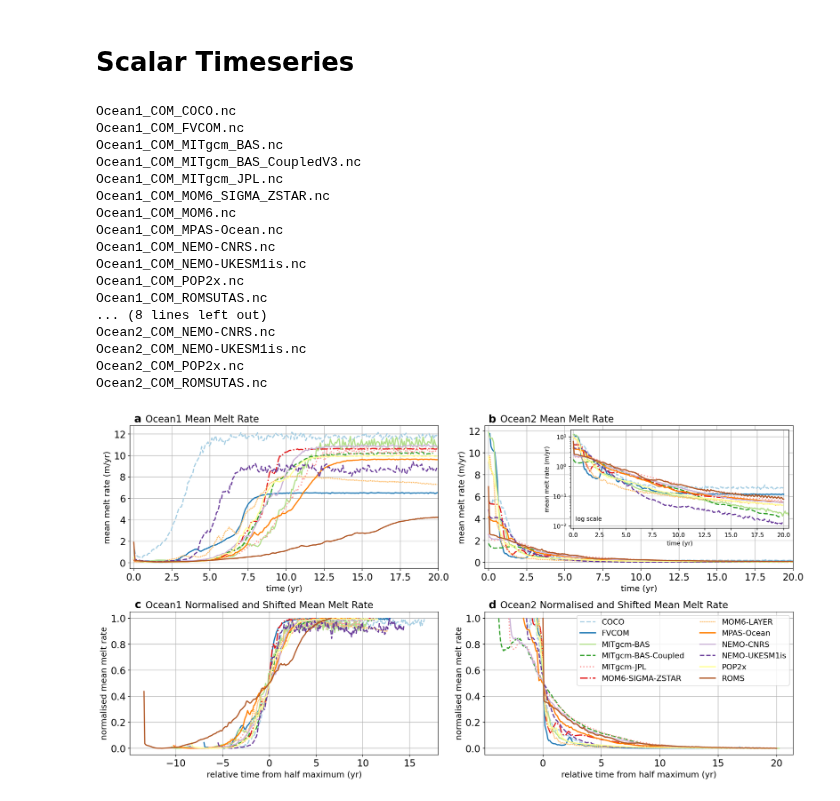
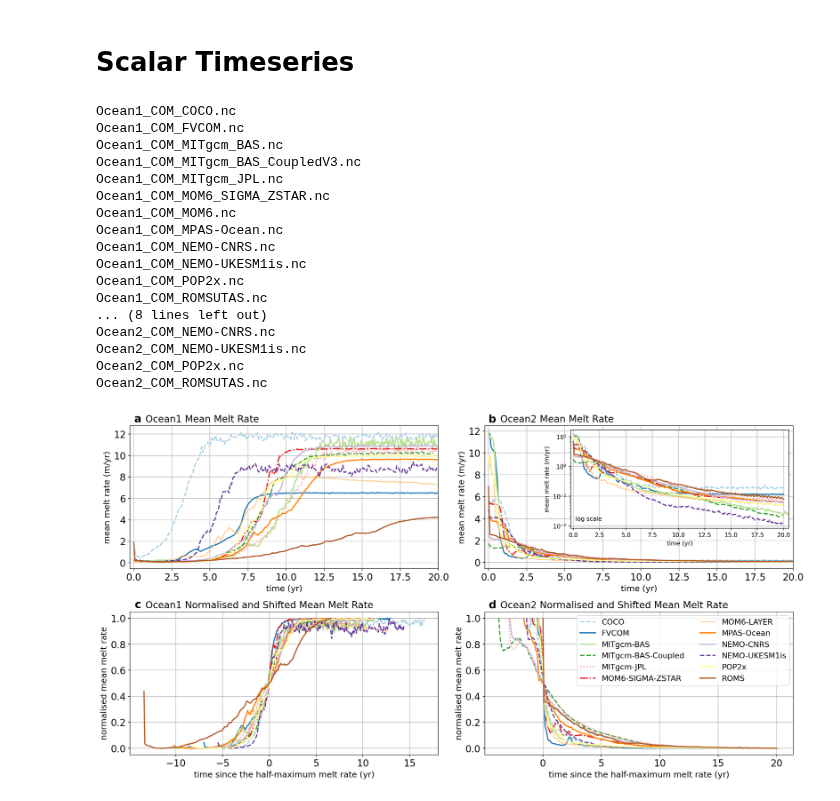
Before and after one commit to misomip/isomip-plus, a Jupyter notebook: figures/Fig11.ipynb, the cells around one changed output. Cells and saved outputs as stored; diff of their text form; code cells hidden in the pictures.

Commit message:
Fix x axis label in Fig 11 (mean melt rate timeseries) since forgot to do before

```diff
--- a/figures/Fig11.ipynb
+++ b/figures/Fig11.ipynb
@@ -120,7 +120,7 @@ axes[0,0].tick_params(labelsize=16)
 
 axes[0,0].set_title('Ocean1 Mean Melt Rate', fontsize = 16,ha='left', x=0.05)
 
-axes[1,0].set_xlabel('relative time from half maximum (yr)', fontsize = 14)
+axes[1,0].set_xlabel('time since the half-maximum melt rate (yr)', fontsize = 14)
 axes[1,0].set_ylabel('normalised mean melt rate', fontsize = 14)
 axes[1,0].set_title('Ocean1 Normalised and Shifted Mean Melt Rate', fontsize = 16,ha='left', x=0.05)
 axes[1,0].text(0.025,1.045,'c',horizontalalignment='center', fontweight='bold',
@@ -184,7 +184,7 @@ ax_inset.set_yscale('log')
 ax_inset.text(0.2,1.5e-2,'log scale')
 ax_inset.set_xlim(-0.25,20.5)
 
-axes[1,1].set_xlabel('relative time from half maximum (yr)', fontsize = 14)
+axes[1,1].set_xlabel('time since the half-maximum melt rate (yr)', fontsize = 14)
 axes[1,1].set_ylabel('normalised mean melt rate', fontsize = 14)
 axes[1,1].set_title('Ocean2 Normalised and Shifted Mean Melt Rate', fontsize = 16,ha='left', x=0.05)
 axes[1,1].text(0.025,1.045,'d',horizontalalignment='center', fontweight='bold',
@@ -193,31 +193,31 @@ axes[1,1].tick_params(labelsize=16)
 
 
 axes[0,0].grid()
 axes[0,1].grid()
 axes[1,0].grid()
 axes[1,1].grid()
 ax_inset.grid()
 
 axes[1,1].legend(loc = 'upper right', fontsize = 13, ncol = 2)
 
 
 fig.subplots_adjust(hspace = 0.3, wspace = 0.15)
 # %% [output]
 Ocean1_COM_COCO.nc
 Ocean1_COM_FVCOM.nc
 Ocean1_COM_MITgcm_BAS.nc
 Ocean1_COM_MITgcm_BAS_CoupledV3.nc
 Ocean1_COM_MITgcm_JPL.nc
 Ocean1_COM_MOM6_SIGMA_ZSTAR.nc
 Ocean1_COM_MOM6.nc
 Ocean1_COM_MPAS-Ocean.nc
 Ocean1_COM_NEMO-CNRS.nc
 Ocean1_COM_NEMO-UKESM1is.nc
 Ocean1_COM_POP2x.nc
 Ocean1_COM_ROMSUTAS.nc
 ... (8 lines left out)
 Ocean2_COM_NEMO-CNRS.nc
 Ocean2_COM_NEMO-UKESM1is.nc
 Ocean2_COM_POP2x.nc
 Ocean2_COM_ROMSUTAS.nc
-[figure, old version]
+[figure, new version]
```
